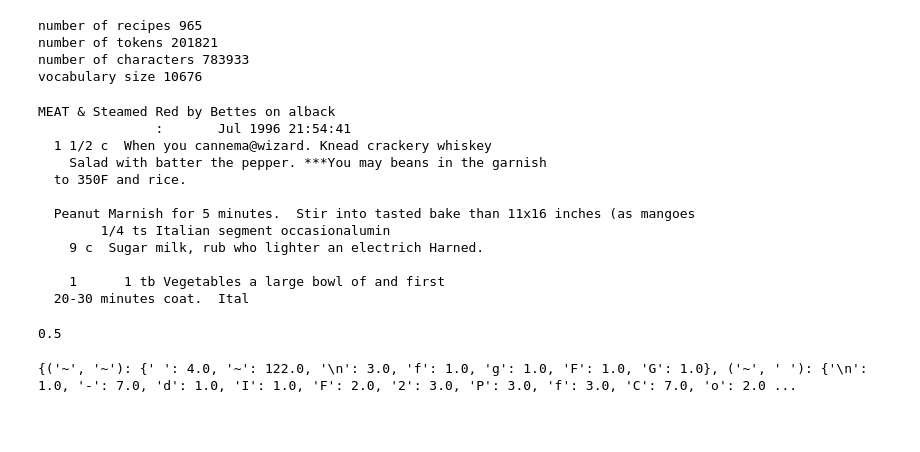
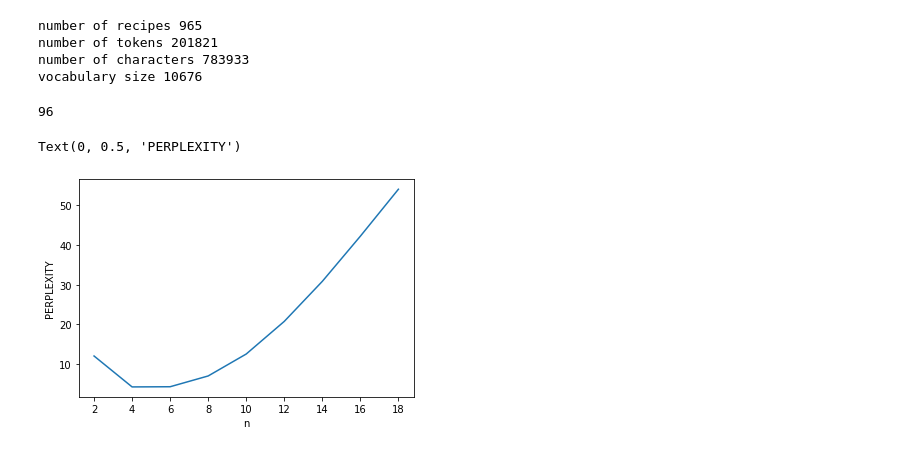
Before and after one commit to NitCoh/NLPAss1, a Jupyter notebook: part1.ipynb, the cells around one changed output. Cells and saved outputs as stored; diff of their text form; code cells hidden in the pictures; blank space fills up the shorter version.

Commit message:
fixed perplexity for 1.4

```diff
--- a/part1.ipynb
+++ b/part1.ipynb
@@ -485,12 +483,15 @@ class MyDataLoader():
     self.train_data = dataset[0:floor(0.8*len(dataset))]
     self.valid_data = dataset[ceil(0.8*len(dataset)):floor(-0.1*len(dataset))]
     self.test_data = dataset[ceil(-0.1*len(dataset)):]
+# %%
+len(dataloader.valid_data)
+# %% [output]
+96
 # %%
-#TODO: im not sure what Yoav Goldberg's article should I be referring to, none makes sense...
-
 dataloader = MyDataLoader(recipes)
-joined_recipes_train = '\n'.join(dataloader.train_data)
-joined_recipes_test = '\n'.join(dataloader.test_data)
+joined_recipes_train = ''.join(dataloader.train_data)
+joined_recipes_test = ''.join(dataloader.test_data)
+joined_recipes_val = ''.join(dataloader.valid_data)
 
 # with open('tmp_train.txt', "w") as text_file:
 #   text_file.write(joined_recipes_train)
@@ -501,51 +502,51 @@ joined_recipes_test = '\n'.join(dataloader.test_data)
 
 
 def create_lm(data, n=5):
-    pad = '*' * (n-1)
+    pad = '$' * (n-1)
     data = pad + data
     cfd = nltk.ConditionalFreqDist((data[i : i + n-1], data[i + n-1]) for i in range(len(data) - (n-1)))
     cpd = nltk.ConditionalProbDist(cfd, nltk.MLEProbDist)
     return cpd
 
-n = 5
-lm = create_lm(joined_recipes_train, n)
-out = []
-hist = '*' * (n-1)
+def eyal_generate(lm,n,num_chars):
+  import string
+  import random
 
-for _ in range(500):
-    letter = lm[hist].generate()
-    hist = hist[1:] + letter
-    out.append(letter)
-print(''.join(out))
+  out = []
+  hist = '$' * (n-1)
+  for _ in range(num_chars):
+      try:
+        #print(hist)
+        #print(lm[hist])
+        letter = lm[hist].generate()
+      except:
+        break
+      hist = hist[1:] + letter
+      out.append(letter)
+  print(''.join(out))
 
-def eyal_perplexity(lm,data):
+def eyal_perplexity(lm,data,n):
+  answer = 1
   for i in range(len(data) - (n+1)):
       prev_chars = data[i:i+n-1]
       next_char= data[i+n-1]
       eval = lm[prev_chars].prob(next_char)
-      #print(eval)
+      if eval==0:
+        eval = 1/(128) #ascii (smoothing)
       if eval!=0:
-        eval = (1/eval) **(1/len(data))
+        eval = (1/(eval)) **(1/len(data))
         answer*= eval
   return answer
-# %% [output]
-MEAT & Steamed Red by Bettes on alback
-               :       Jul 1996 21:54:41
-  1 1/2 c  When you cannema@wizard. Knead crackery whiskey
-    Salad with batter the pepper. ***You may beans in the garnish
-  to 350F and rice.
-
-  Peanut Marnish for 5 minutes.  Stir into tasted bake than 11x16 inches (as mangoes
-        1/4 ts Italian segment occasionalumin
-    9 c  Sugar milk, rub who lighter an electrich Harned.
-
-    1      1 tb Vegetables a large bowl of and first
-  20-30 minutes coat.  Ital
-# %%
-lm['cake'].prob(' ')
-# %% [output]
-0.5
-# %%
-print(lm.outlm)
-# %% [output]
-{('~', '~'): {' ': 4.0, '~': 122.0, '\n': 3.0, 'f': 1.0, 'g': 1.0, 'F': 1.0, 'G': 1.0}, ('~', ' '): {'\n': 1.0, '-': 7.0, 'd': 1.0, 'I': 1.0, 'F': 2.0, '2': 3.0, 'P': 3.0, 'f': 3.0, 'C': 7.0, 'o': 2.0 ...
+# %%
+n_values = list(range(2,20,2))
+perplexity_values = []
+for n in n_values:
+  lm = create_lm(joined_recipes_train,n=n)
+  perplexity_values += [eyal_perplexity(lm,joined_recipes_val,n=n)]
+
+plt.plot(n_values,perplexity_values)
+plt.xlabel('n')
+plt.ylabel('PERPLEXITY')
+# %% [output]
+Text(0, 0.5, 'PERPLEXITY')
+[figure, added]
```
Also changed, not shown: parts of 7 cells of this notebook.
